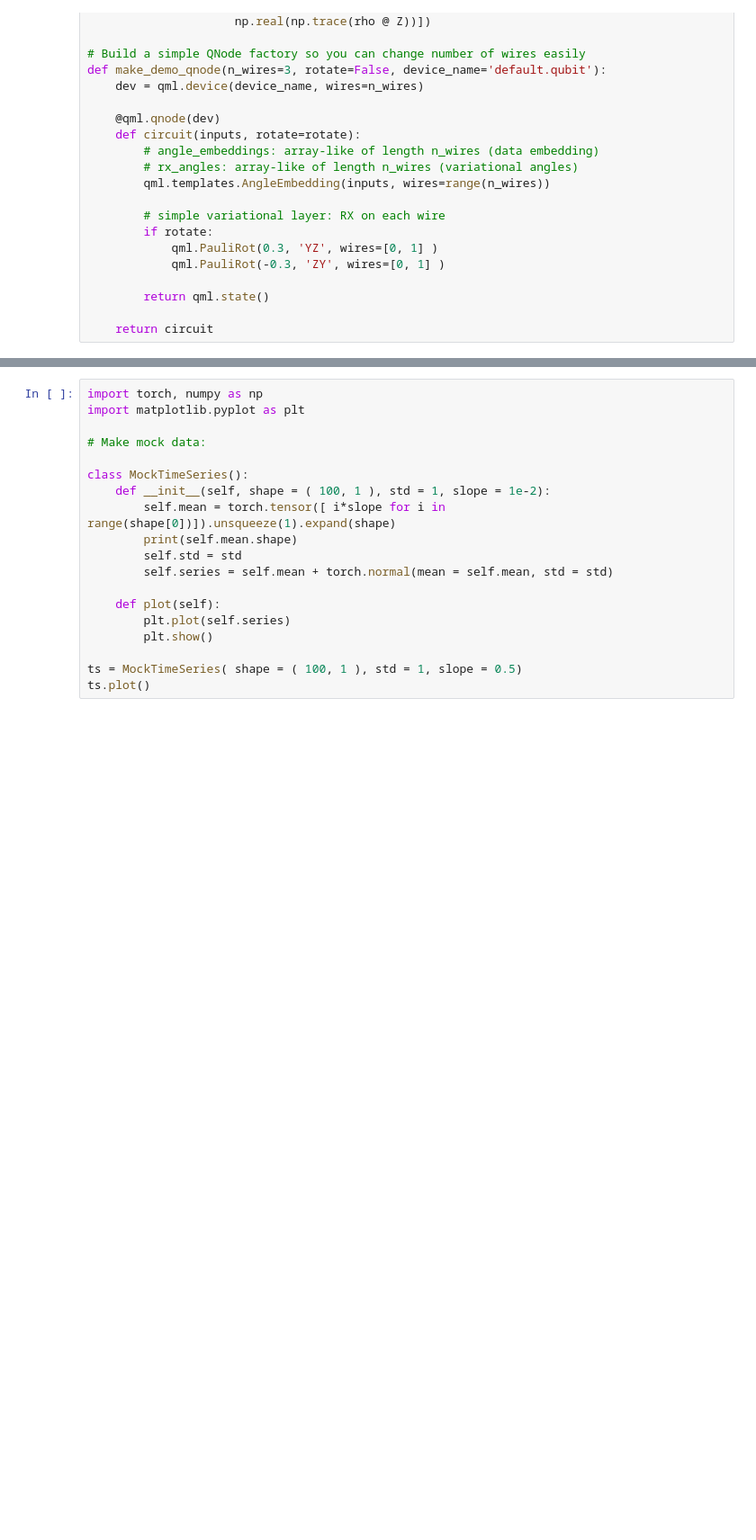
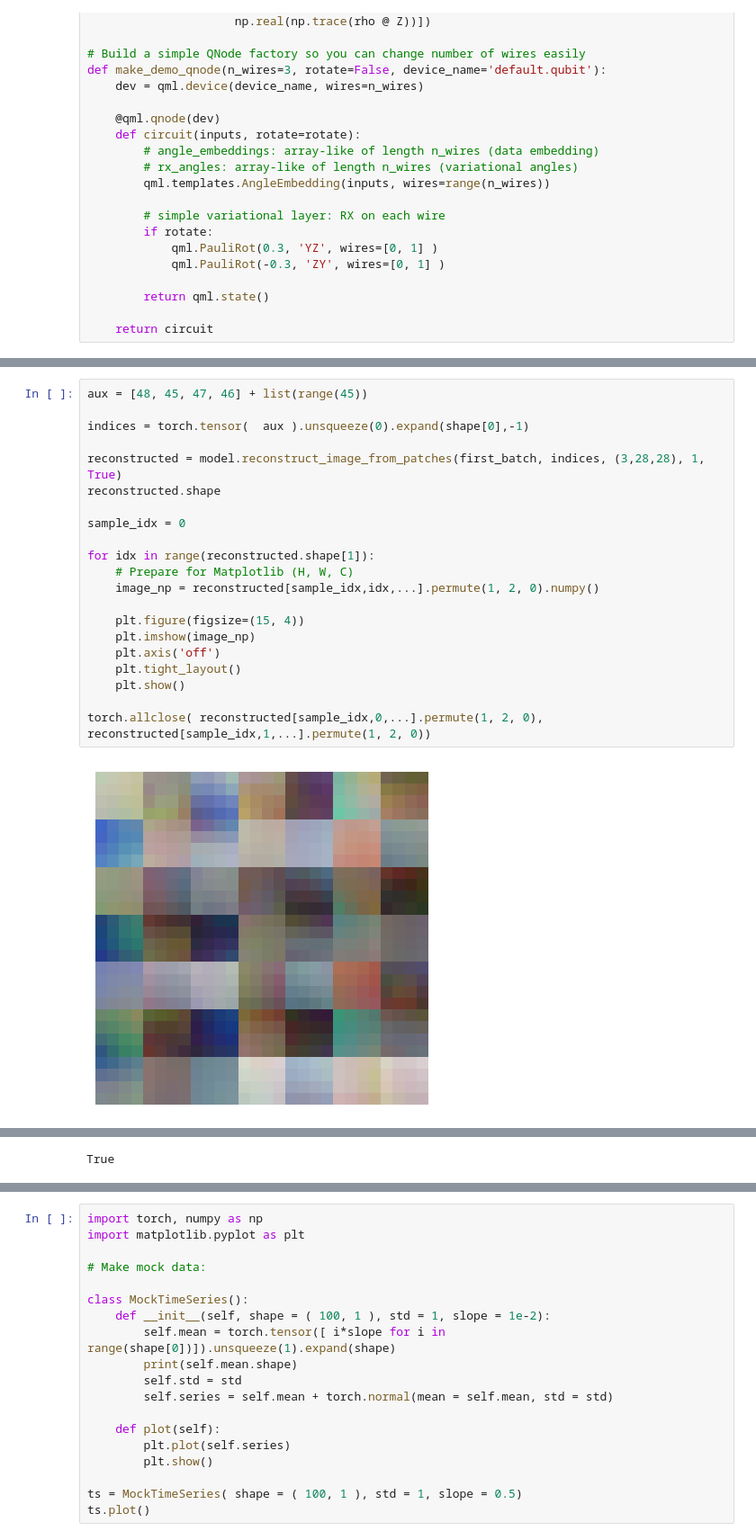
Before and after one commit to Mr-ion77/Transformers, a Jupyter notebook: Tests.ipynb, the cells around one changed output, grey strips where cells are left out. Shown: that part at 90% size. Drawn from its saved outputs; the diff is of its cells as text; blank space fills up the shorter version.

```diff
--- a/Tests.ipynb
+++ b/Tests.ipynb
@@ -813,0 +958,23 @@ def make_demo_qnode(n_wires=3, rotate=False, device_name='default.qubit'):
+# %%
+aux = [48, 45, 47, 46] + list(range(45))
+
+indices = torch.tensor(  aux ).unsqueeze(0).expand(shape[0],-1)
+
+reconstructed = model.reconstruct_image_from_patches(first_batch, indices, (3,28,28), 1, True)
+reconstructed.shape
+
+sample_idx = 0
+
+for idx in range(reconstructed.shape[1]):
+    # Prepare for Matplotlib (H, W, C)
+    image_np = reconstructed[sample_idx,idx,...].permute(1, 2, 0).numpy()
+
+    plt.figure(figsize=(15, 4))
+    plt.imshow(image_np)
+    plt.axis('off')
+    plt.tight_layout()
+    plt.show()
+
+torch.allclose( reconstructed[sample_idx,0,...].permute(1, 2, 0), reconstructed[sample_idx,1,...].permute(1, 2, 0))
+# %% [output]
+[figure, added]
@@ -813,0 +982 @@ def make_demo_qnode(n_wires=3, rotate=False, device_name='default.qubit'):
+True
```
Also changed, not shown: parts of 12 cells of this notebook, 10 other files.
